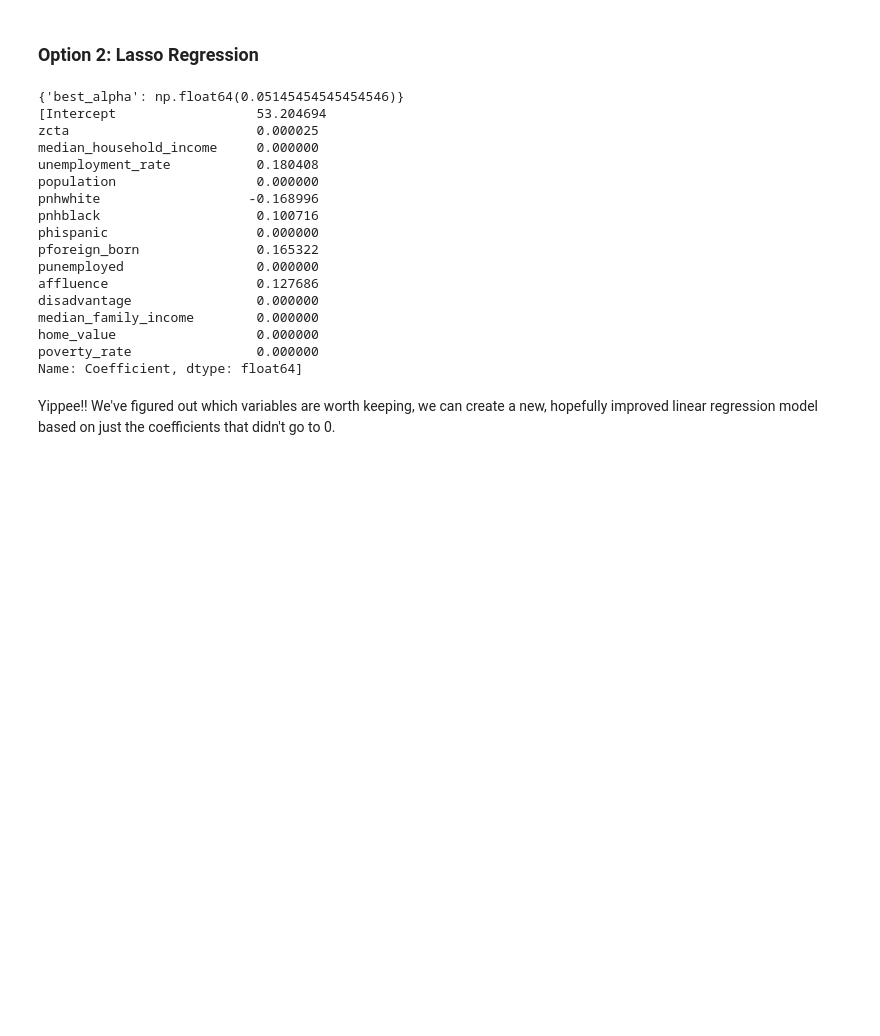
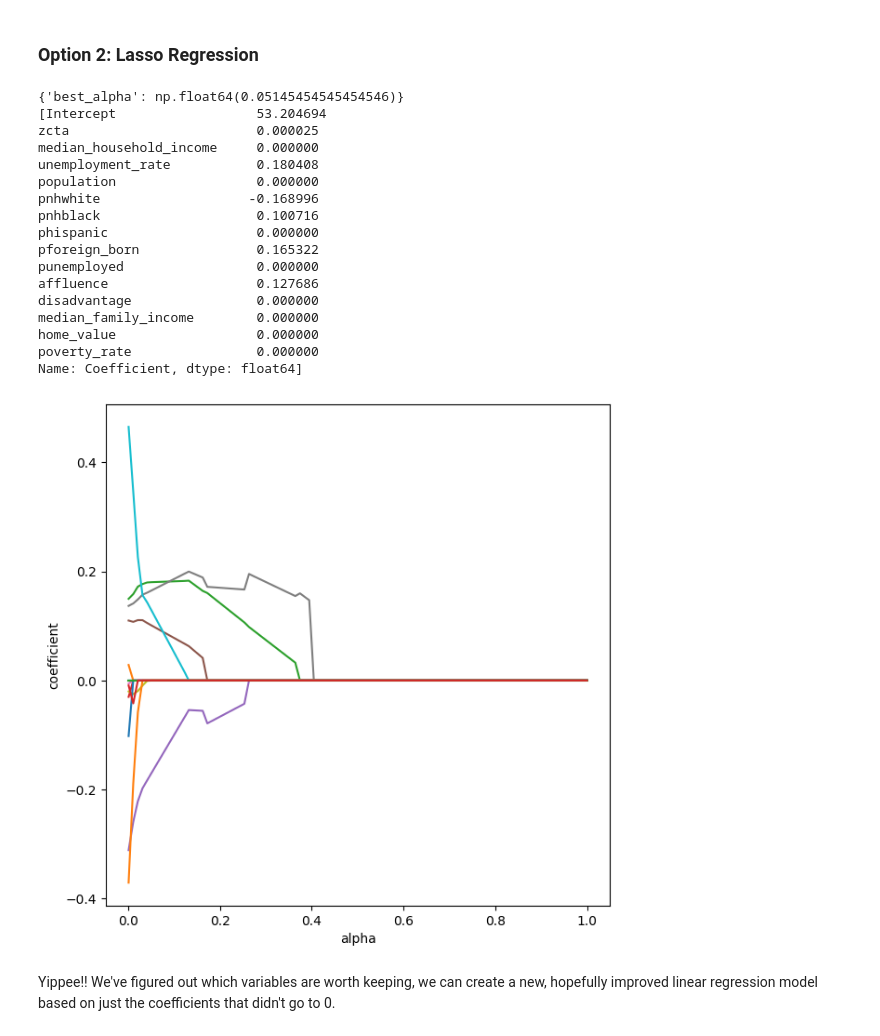
Before and after one commit to nengmao888/math189-final-project, a Jupyter notebook: notebooks/04-modeling.ipynb, the cells around one changed output. Drawn from its saved outputs; the diff is of its cells as text; code cells hidden in the pictures; blank space fills up the shorter version.

Commit message:
Added graph to lasso regression

```diff
--- a/notebooks/04-modeling.ipynb
+++ b/notebooks/04-modeling.ipynb
@@ -293,9 +293,12 @@ y_true = df_scaled['noise_mean_db']
 X_matrix = model.exog
 n_samples = len(y_true)
 
+elastic_coefs = []
 #using BIC to find the best alpha
 for a in alphas:
     test_lasso = model.fit_regularized(alpha=a, L1_wt=1.0)
+
+    elastic_coefs.append(test_lasso.params[1:])
 
     y_pred = np.dot(X_matrix, test_lasso.params)
     sse = np.sum((y_true - y_pred) ** 2)
@@ -313,33 +316,43 @@ for a in alphas:
         best_alpha = a
         best_params = test_lasso.params
 
+elastic_coefs = pd.DataFrame(elastic_coefs, index=alphas)
+elastic_coefs
+
+fig, ax = plt.subplots(figsize=(7, 7))
+for column in elastic_coefs.columns:
+    ax.plot(alphas, elastic_coefs[column], label=column)
+ax.set_xlabel('alpha')
+ax.set_ylabel('coefficient')
+
 print({'best_alpha': best_alpha})
 
 final_coefs = pd.DataFrame({
     'Feature': ['Intercept'] + predictors,
     'Coefficient': best_params
 })
 
 
 print([final_coefs['Coefficient']])
 # %% [output]
 {'best_alpha': np.float64(0.05145454545454546)}
 [Intercept                  53.204694
 zcta                        0.000025
 median_household_income     0.000000
 unemployment_rate           0.180408
 population                  0.000000
 pnhwhite                   -0.168996
 pnhblack                    0.100716
 phispanic                   0.000000
 pforeign_born               0.165322
 punemployed                 0.000000
 affluence                   0.127686
 disadvantage                0.000000
 median_family_income        0.000000
 home_value                  0.000000
 poverty_rate                0.000000
 Name: Coefficient, dtype: float64]
+[figure, added]
 # %% [markdown]
 Yippee!! We've figured out which variables are worth keeping, we can create a new, hopefully improved linear regression model based on just the coefficients that didn't go to 0.
 # %%
```
Also changed, not shown: parts of 4 cells of this notebook.
